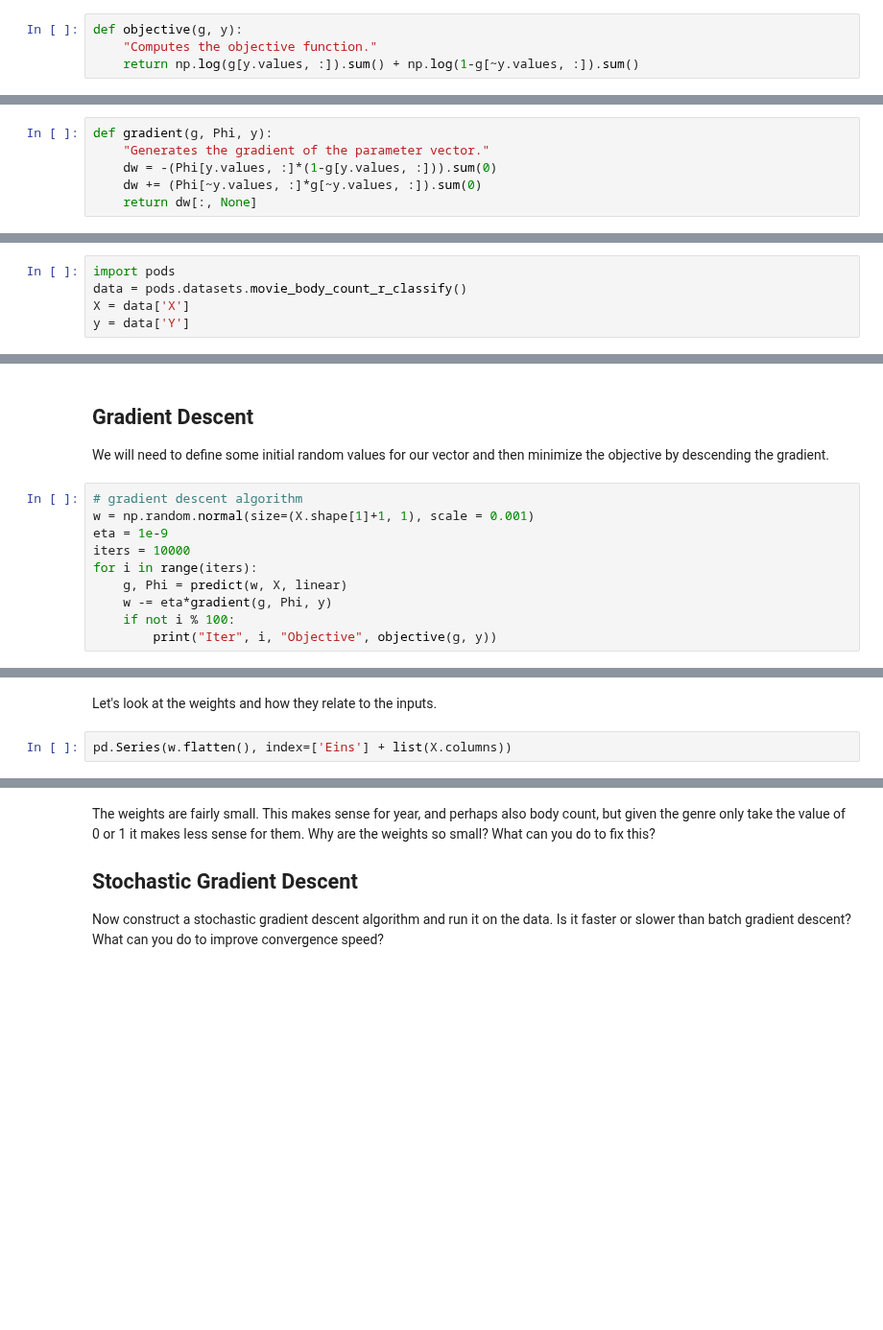
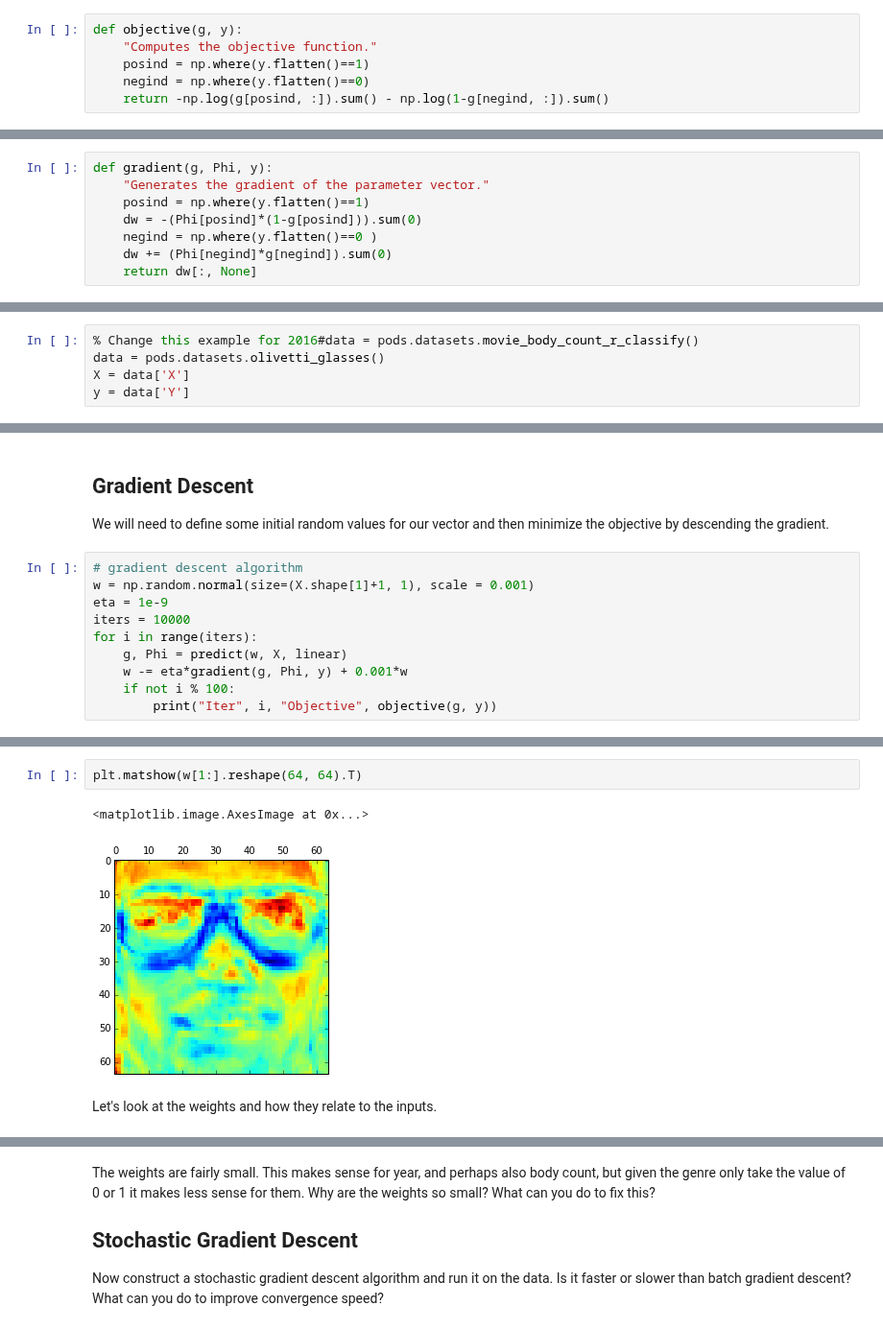
Before and after one commit to lawrennd/mlai2015, a Jupyter notebook: week10.ipynb, the cells around one changed output, grey strips where cells are left out. Shown at 96% size. Cells and saved outputs as stored; diff of their text form; blank space fills up the shorter version.

```diff
--- a/week10.ipynb
+++ b/week10.ipynb
@@ -106,7 +121,9 @@ $$
 # %%
 def objective(g, y):
     "Computes the objective function."
-    return np.log(g[y.values, :]).sum() + np.log(1-g[~y.values, :]).sum()
+    posind = np.where(y.flatten()==1)
+    negind = np.where(y.flatten()==0)
+    return -np.log(g[posind, :]).sum() - np.log(1-g[negind, :]).sum()
 # %% [markdown]
 As normal, we would like to minimize this objective. This can be done by differentiating with respect to the parameters of our prediction function, $\pi(\mathbf{x};\mathbf{w})$, for optimisation. The gradient of the likelihood with respect to $\pi(\mathbf{x};\mathbf{w})$ is of the form,
 $$
@@ -134,8 +151,10 @@ $$
 # %%
 def gradient(g, Phi, y):
     "Generates the gradient of the parameter vector."
-    dw = -(Phi[y.values, :]*(1-g[y.values, :])).sum(0)
-    dw += (Phi[~y.values, :]*g[~y.values, :]).sum(0)
+    posind = np.where(y.flatten()==1)
+    dw = -(Phi[posind]*(1-g[posind])).sum(0)
+    negind = np.where(y.flatten()==0 )
+    dw += (Phi[negind]*g[negind]).sum(0)
     return dw[:, None]
 # %% [markdown]
 ## Optimization of the Function
@@ -146,7 +165,7 @@ Reorganizing the gradient to find a stationary point of the function with respec
 # %% [markdown]
 Let's recreate the movie body count example we used with naive Bayes. We can load in the data from `pods` as follows.
 # %%
-import pods
-data = pods.datasets.movie_body_count_r_classify()
+% Change this example for 2016#data = pods.datasets.movie_body_count_r_classify()
+data = pods.datasets.olivetti_glasses()
 X = data['X']
 y = data['Y']
@@ -167,6 +182,6 @@ eta = 1e-9
 iters = 10000
 for i in range(iters):
     g, Phi = predict(w, X, linear)
-    w -= eta*gradient(g, Phi, y)
+    w -= eta*gradient(g, Phi, y) + 0.001*w
     if not i % 100:
         print("Iter", i, "Objective", objective(g, y))
@@ -173,4 +241,7 @@ for i in range(iters):
+# %%
+plt.matshow(w[1:].reshape(64, 64).T)
+# %% [output]
+<matplotlib.image.AxesImage at 0x...>
+[figure, added]
 # %% [markdown]
 Let's look at the weights and how they relate to the inputs.
-# %%
-pd.Series(w.flatten(), index=['Eins'] + list(X.columns))
```
Also changed, not shown: parts of 15 cells of this notebook, 2 other files.
